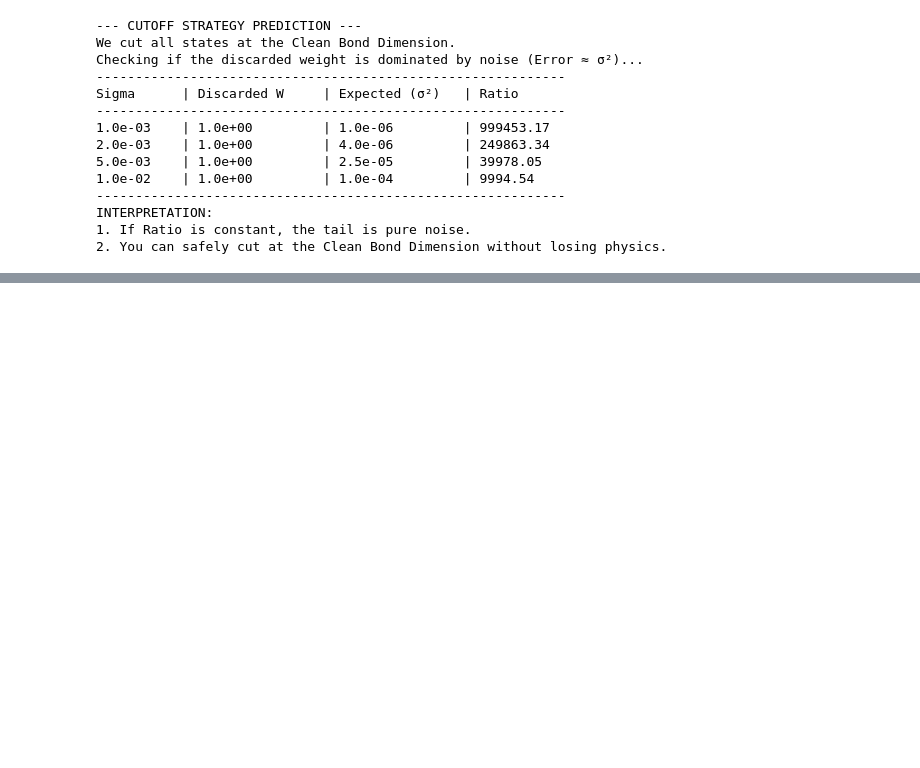
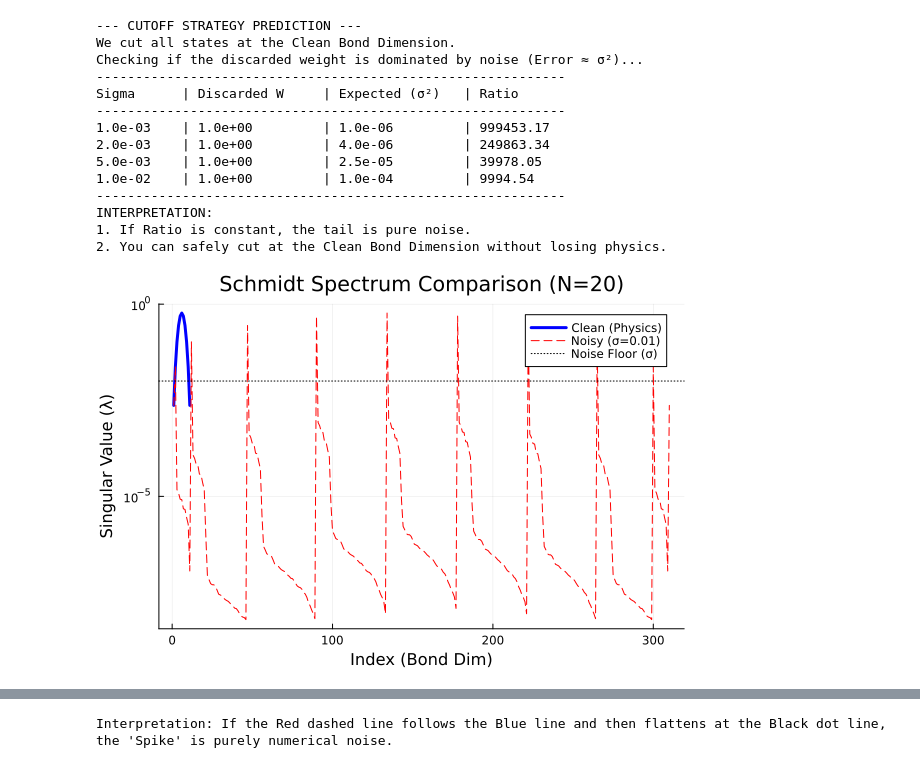
Before and after one commit to jamesnrolfe/MSci-Project, a Jupyter notebook: Ethan_code/machine_prec/More_tails/mach_prec_analysis_more.ipynb, the cells around one changed output, grey strips where cells are left out. Drawn from its saved outputs; the diff is of its cells as text; code cells hidden in the pictures; blank space fills up the shorter version.

```diff
--- a/Ethan_code/machine_prec/More_tails/mach_prec_analysis_more.ipynb
+++ b/Ethan_code/machine_prec/More_tails/mach_prec_analysis_more.ipynb
@@ -790,3 +790,49 @@ Sigma      | Discarded W     | Expected (σ²)   | Ratio
 INTERPRETATION:
 1. If Ratio is constant, the tail is pure noise.
 2. You can safely cut at the Clean Bond Dimension without losing physics.
+# %%
+
+"""
+compare_spectra(N, sigma, data_file)
+
+Plots the Schmidt Spectrum of the Clean vs Noisy system.
+If 'Real Physics' caused the spike, the ENTIRE curve would shift.
+If it is an 'Artifact', the curves will overlap perfectly until the noise floor.
+"""
+function compare_spectra(N, sigma, data_loc)
+    jldopen(data_loc, "r") do file
+        # Fetch Data
+        clean_path = "N=$(N)/sigma=0.0"
+        noisy_path = "N=$(N)/sigma=$(sigma)"
+
+        if !haskey(file, clean_path) || !haskey(file, noisy_path)
+            println("Data missing for N=$N, sigma=$sigma")
+            return
+        end
+
+        # Extract coefficients (handle vector wrapper if necessary)
+        S_clean = file[clean_path]["schmidt_coefs"][1]
+        S_noisy = file[noisy_path]["schmidt_coefs"][1]
+
+        if typeof(S_clean) != Vector{Float64} S_clean = S_clean.storage.data end
+        if typeof(S_noisy) != Vector{Float64} S_noisy = S_noisy.storage.data end
+
+        # Plot
+        p = plot(yaxis=:log10, title="Schmidt Spectrum Comparison (N=$N)",
+                 xlabel="Index (Bond Dim)", ylabel="Singular Value (λ)")
+
+        plot!(p, S_clean, label="Clean (Physics)", linewidth=3, color=:blue)
+        plot!(p, S_noisy, label="Noisy (σ=$sigma)", linestyle=:dash, color=:red)
+
+        # Draw Noise Floor
+        hline!(p, [sigma], label="Noise Floor (σ)", color=:black, linestyle=:dot)
+
+        display(p)
+        println("Interpretation: If the Red dashed line follows the Blue line and then flattens at the Black dot line, the 'Spike' is purely numerical noise.")
+    end
+end
+
+
+compare_spectra(20, 0.01, data_loc)
+# %% [output]
+[figure, added]
@@ -792,0 +843 @@ INTERPRETATION:
+Interpretation: If the Red dashed line follows the Blue line and then flattens at the Black dot line, the 'Spike' is purely numerical noise.
```
Also changed, not shown: parts of 5 cells of this notebook, 2 other files.
